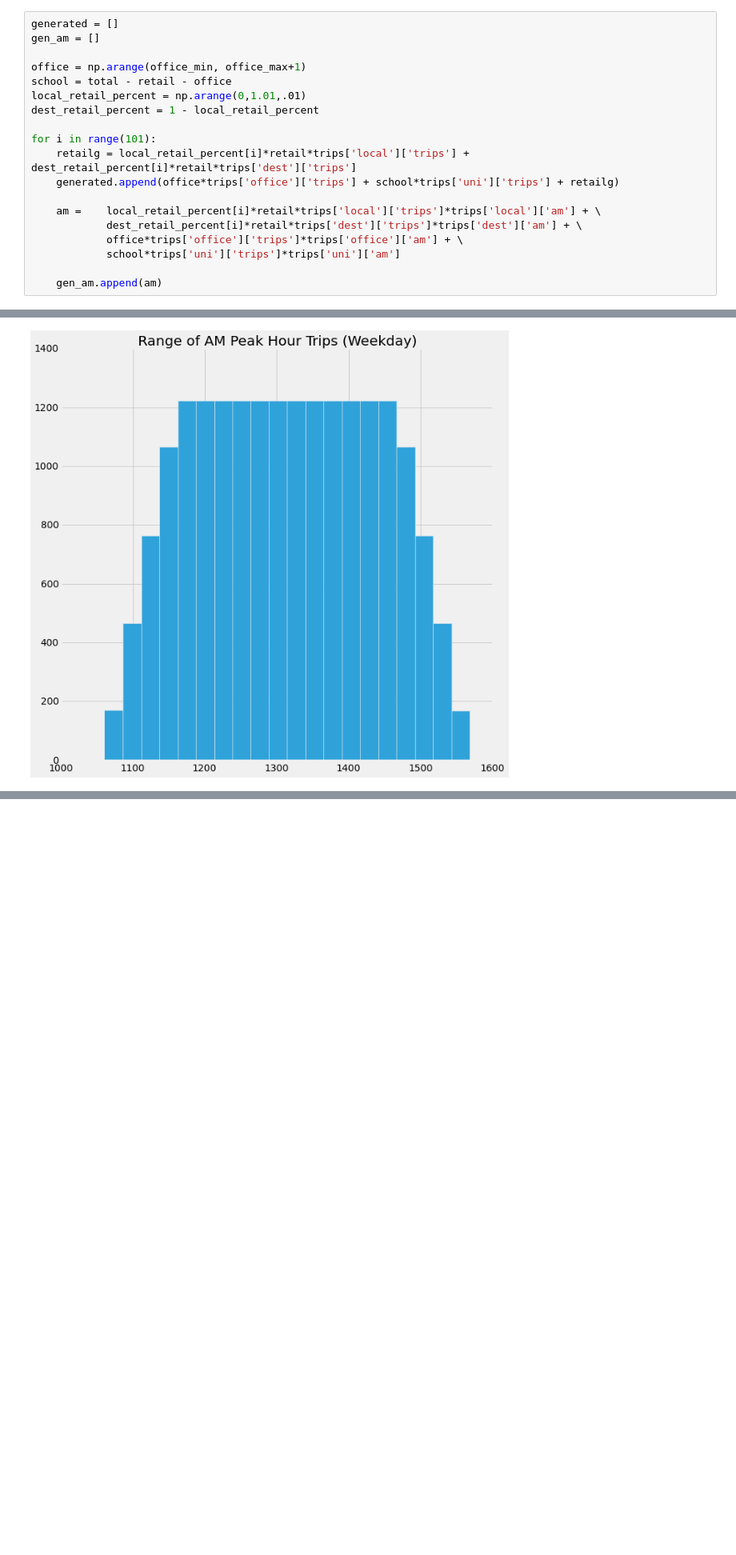
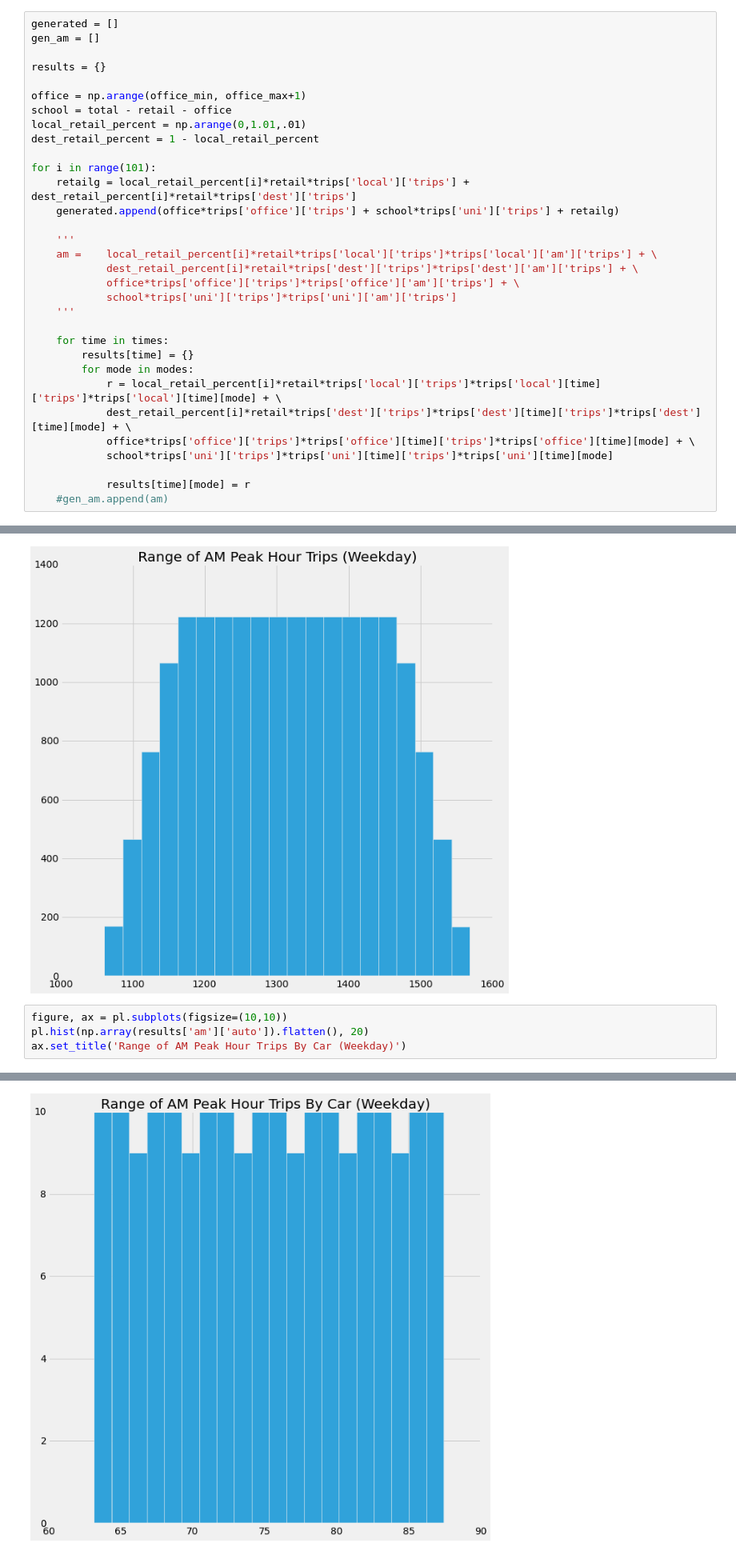
Before and after one commit to docmarionum1/370jay, a Jupyter notebook: Person and trip calculations.ipynb, the cells around one changed output, grey strips where cells are left out. Shown at 80% size. Cells and saved outputs as stored; diff of their text form; blank space fills up the shorter version.

```diff
--- a/Person and trip calculations.ipynb
+++ b/Person and trip calculations.ipynb
@@ -61,6 +174,8 @@ trips = {
 # %%
 generated = []
 gen_am = []
+
+results = {}
 
 office = np.arange(office_min, office_max+1)
 school = total - retail - office
@@ -71,12 +186,23 @@ for i in range(101):
     retailg = local_retail_percent[i]*retail*trips['local']['trips'] + dest_retail_percent[i]*retail*trips['dest']['trips']
     generated.append(office*trips['office']['trips'] + school*trips['uni']['trips'] + retailg)
 
-    am =    local_retail_percent[i]*retail*trips['local']['trips']*trips['local']['am'] + \
-            dest_retail_percent[i]*retail*trips['dest']['trips']*trips['dest']['am'] + \
-            office*trips['office']['trips']*trips['office']['am'] + \
-            school*trips['uni']['trips']*trips['uni']['am']
+    '''
+    am =    local_retail_percent[i]*retail*trips['local']['trips']*trips['local']['am']['trips'] + \
+            dest_retail_percent[i]*retail*trips['dest']['trips']*trips['dest']['am']['trips'] + \
+            office*trips['office']['trips']*trips['office']['am']['trips'] + \
+            school*trips['uni']['trips']*trips['uni']['am']['trips']
+    '''
 
-    gen_am.append(am)
+    for time in times:
+        results[time] = {}
+        for mode in modes:
+            r = local_retail_percent[i]*retail*trips['local']['trips']*trips['local'][time]['trips']*trips['local'][time][mode] + \
+            dest_retail_percent[i]*retail*trips['dest']['trips']*trips['dest'][time]['trips']*trips['dest'][time][mode] + \
+            office*trips['office']['trips']*trips['office'][time]['trips']*trips['office'][time][mode] + \
+            school*trips['uni']['trips']*trips['uni'][time]['trips']*trips['uni'][time][mode]
+
+            results[time][mode] = r
+    #gen_am.append(am)
 # %%
 figure, ax = pl.subplots(figsize=(10,10))
 pl.hist(np.array(generated).flatten(), 20)
@@ -91,3 +217,8 @@ ax.set_title('Range of AM Peak Hour Trips (Weekday)')
 # %% [output]
 <matplotlib.text.Text at 0x...>
 [figure]
+# %%
+figure, ax = pl.subplots(figsize=(10,10))
+pl.hist(np.array(results['am']['auto']).flatten(), 20)
+ax.set_title('Range of AM Peak Hour Trips By Car (Weekday)')
+# %% [output]
@@ -93,0 +226 @@ ax.set_title('Range of AM Peak Hour Trips (Weekday)')
+[figure, added]
```
Also changed, not shown: parts of 10 cells of this notebook, 4 other files.
